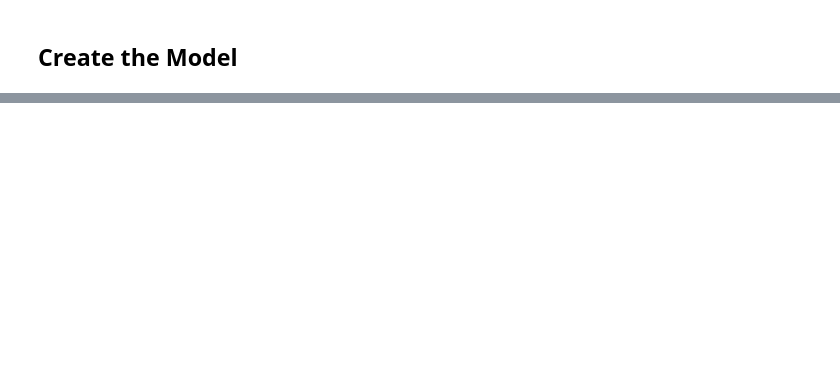
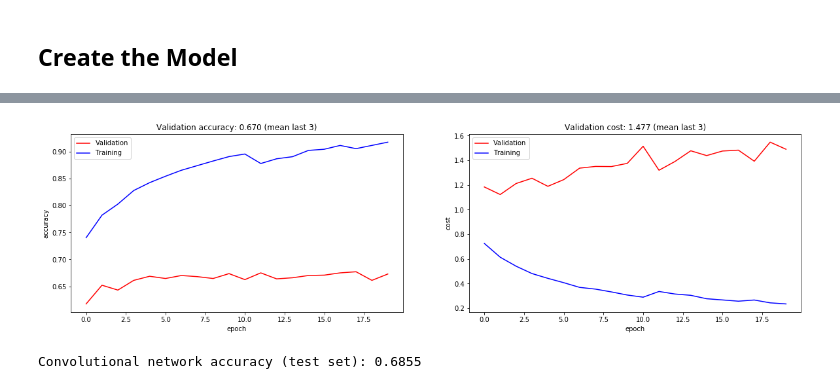
Before and after one commit to escuccim/tensorflow-cifar-classifier, a Jupyter notebook: CIFAR10 Classifier.ipynb, the cells around one changed output, grey strips where cells are left out. Saved outputs shown, nothing was run; the diff lists cells and outputs as text; code cells hidden in the pictures; blank space fills up the shorter version.

Commit message:
Initial commit

```diff
--- a/CIFAR10 Classifier.ipynb
+++ b/CIFAR10 Classifier.ipynb
@@ -176,4 +237,28 @@ with graph.as_default():
     predictions = tf.argmax(logits, axis=1, output_type=tf.int32)
     is_correct = tf.equal(y, predictions)
     accuracy = tf.reduce_mean(tf.cast(is_correct, dtype=tf.float32))
+# %%
+## CONFIGURE OPTIONS
+
+init = False                   # whether to initialize the model or use a saved version
+
+# Placeholders for metrics
+valid_acc_values = []
+valid_cost_values = []
+train_acc_values = []
+train_cost_values = []
+
+# config
+epochs = 10                    # how many epochs
+print_every = 3                # how often to print metrics
+checkpoint_every = 1           # how often to save model in epochs
+use_gpu = False                 # whether or not to use the GPU
+print_metrics = False           # whether to print or plot metrics, if False a plot will be created and updated every epoch
+
+if use_gpu:
+    config = tf.ConfigProto()
+    config.gpu_options.allocator_type = 'BFC'
+    config.gpu_options.per_process_gpu_memory_fraction = 0.6
+else:
+    config = tf.ConfigProto(device_count = {'GPU': 0})
 # %%
@@ -293,0 +373,23 @@ Epoch 03 - cv acc: 0.328 - train acc: 0.249 (mean) - cv cost: 1.799 - lr: 0.0010
+# %%
+## MODEL 2
+# Plot cost and accuracy and training and validation
+f, ax = plt.subplots(1,2,figsize=(20,5))
+
+ax[0].plot(valid_acc_values, color="red", label="Validation")
+ax[0].plot(train_acc_values, color="blue", label="Training")
+ax[0].set_title('Validation accuracy: {:.3f} (mean last 3)'.format(np.mean(valid_acc_values[-3:])))
+ax[0].legend()
+ax[0].set_xlabel('epoch')
+ax[0].set_ylabel('accuracy')
+ax[1].plot(valid_cost_values, color="red", label="Validation")
+ax[1].plot(train_cost_values, color="blue", label="Training")
+ax[1].set_title('Validation cost: {:.3f} (mean last 3)'.format(np.mean(valid_cost_values[-3:])))
+ax[1].set_xlabel('epoch')
+ax[1].set_ylabel('cost')
+plt.legend()
+plt.show()
+
+print("Convolutional network accuracy (test set):",test_acc)
+# %% [output]
+[figure, added]
+Convolutional network accuracy (test set): 0.6855
```
Also changed, not shown: parts of 13 cells of this notebook, 1 other file.
